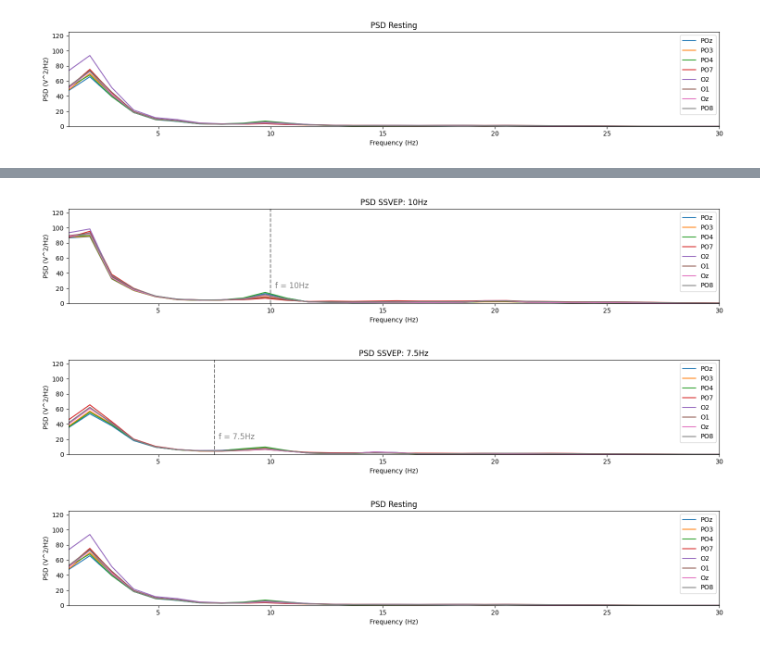
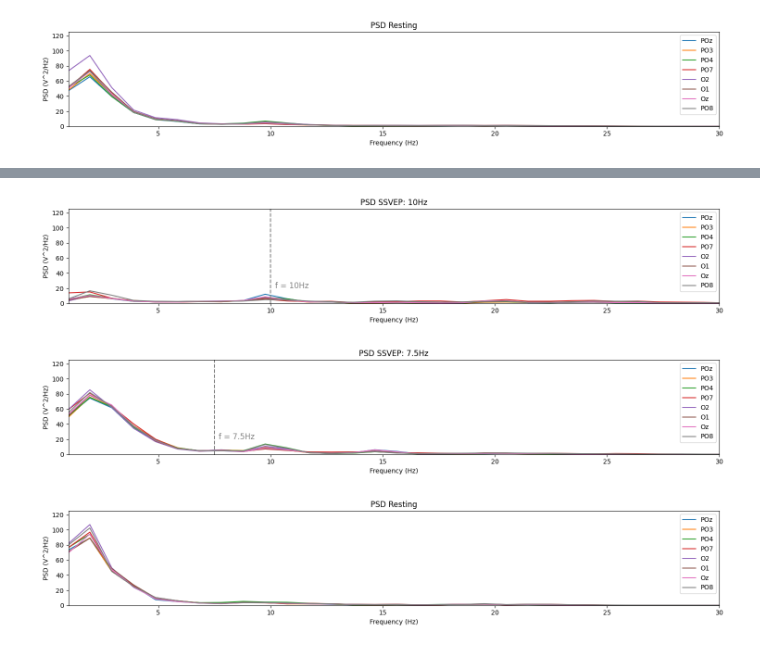
Before and after one commit to alken01/BCI, a Jupyter notebook: analysis.ipynb, the cells around one changed output, grey strips where cells are left out. Drawn from its saved outputs; the diff is of its cells as text; code cells hidden in the pictures.

```diff
--- a/analysis.ipynb
+++ b/analysis.ipynb
@@ -146,0 +144,37 @@ start_filt_sig_eeg_7_5 = cut_signal(filt_sig_eeg_7_5,0,110)
+# %%
+def reshape_to_epochs(data, epoch_length=6, sfreq=250):
+    n_channels, n_samples = data.shape
+    n_epochs = int(n_samples / (epoch_length * sfreq))
+    epoch_samples = epoch_length * sfreq
+    epoch_data = np.zeros((n_epochs, n_channels, epoch_samples))
+
+    for i in range(n_epochs):
+        start = i * epoch_samples
+        end = start + epoch_samples
+        epoch_data[i] = data[:, start:end]
+
+    return epoch_data
+# %%
+%%capture
+
+epochs_10 = reshape_to_epochs(filt_sig_eeg_10)
+epochs_7_5 = reshape_to_epochs(filt_sig_eeg_7_5)
+epochs_resting = reshape_to_epochs(filt_sig_eeg_resting)
+
+freqs = np.arange(1., 15., .3)
+n_cycles = freqs
+t_min, t_max = 1, 6
+
+class_names = ['10Hz', '7.5Hz', 'Resting']
+
+times = np.linspace(t_min, t_max, epochs_10.shape[2])
+
+power_10 = mne.time_frequency.tfr_array_morlet(epochs_10, sfreq=fs, freqs=freqs, n_cycles=n_cycles, output='avg_power')
+power_7_5 = mne.time_frequency.tfr_array_morlet(epochs_7_5, sfreq=fs, freqs=freqs, n_cycles=n_cycles, output='avg_power')
+power_rest = mne.time_frequency.tfr_array_morlet(epochs_resting, sfreq=fs, freqs=freqs, n_cycles=n_cycles, output='avg_power')
+
+power = np.stack([power_10 , power_7_5, power_rest])
+
+mne.baseline.rescale(power_10, times, (None, times[0]), mode='mean', copy=False)
+mne.baseline.rescale(power_7_5, times, (None, times[0]), mode='mean', copy=False)
+mne.baseline.rescale(power_rest, times, (None, times[0]), mode='mean', copy=False)
@@ -147,8 +197,8 @@ start_filt_sig_eeg_7_5 = cut_signal(filt_sig_eeg_7_5,0,110)
 # %%
-psd_plot(start_filt_sig_eeg_10,chan_name, title = "SSVEP: 10Hz", line=10)
-psd_plot(start_filt_sig_eeg_7_5,chan_name,title = 'SSVEP: 7.5Hz',line=7.5)
-psd_plot(filt_sig_eeg_resting,chan_name,title = 'Resting')
+psd_plot(epochs_10[0],chan_name, title = "SSVEP: 10Hz", line=10)
+psd_plot(epochs_7_5[3],chan_name,title = 'SSVEP: 7.5Hz',line=7.5)
+psd_plot(epochs_resting[0],chan_name,title = 'Resting')
 # %% [output]
-[figure, old version]
+[figure, new version]
-[figure, old version]
+[figure, new version]
-[figure, old version]
+[figure, new version]
```
Also changed, not shown: parts of 3 cells of this notebook, 1 other file.
